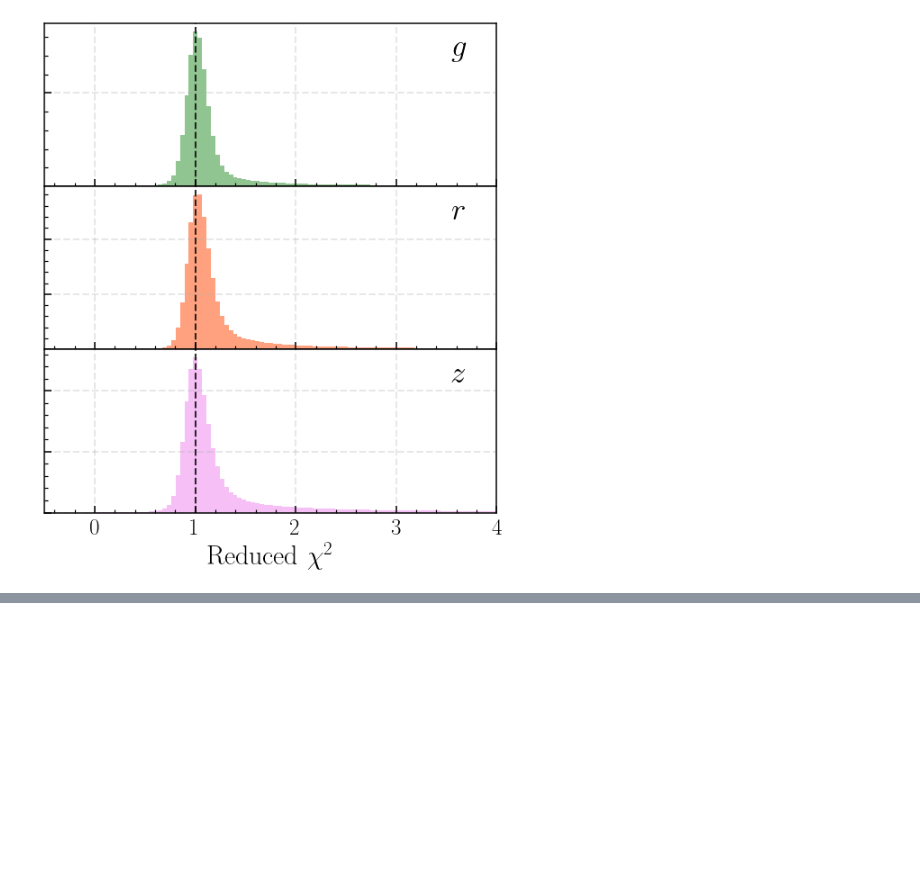
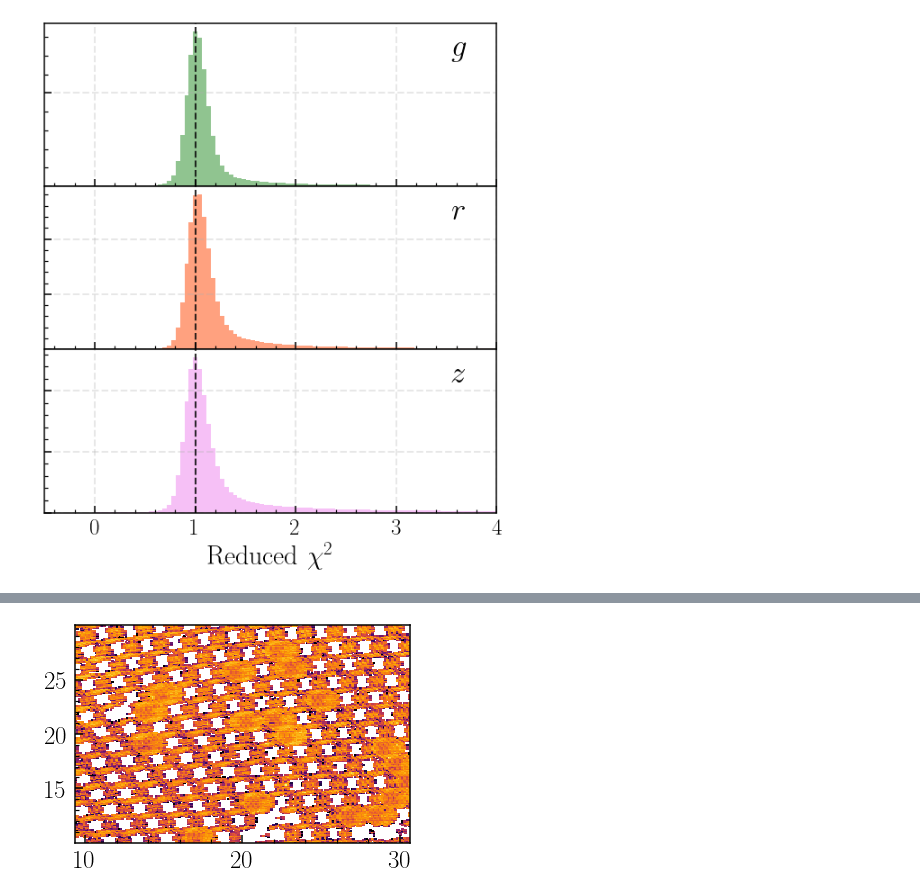
Before and after one commit to dr-guangtou/luandun, a Jupyter notebook: observation/decals/sample_for_jenny.ipynb, the cells around one changed output, grey strips where cells are left out. Cells and saved outputs as stored; diff of their text form; code cells hidden in the pictures; blank space fills up the shorter version.

```diff
--- a/observation/decals/sample_for_jenny.ipynb
+++ b/observation/decals/sample_for_jenny.ipynb
@@ -306,0 +439,5 @@ Text(0.5, 0, '${\\rm Reduced}\\ \\chi^2$')
+# %%
+_ = plt.hist2d(psrc_2['RA'], psrc_2['DEC'], bins=[200, 200], cmap='inferno',
+               norm=mpl.colors.LogNorm())
+# %% [output]
+[figure, added]
```
Also changed, not shown: parts of 23 cells of this notebook, 2 other files.
